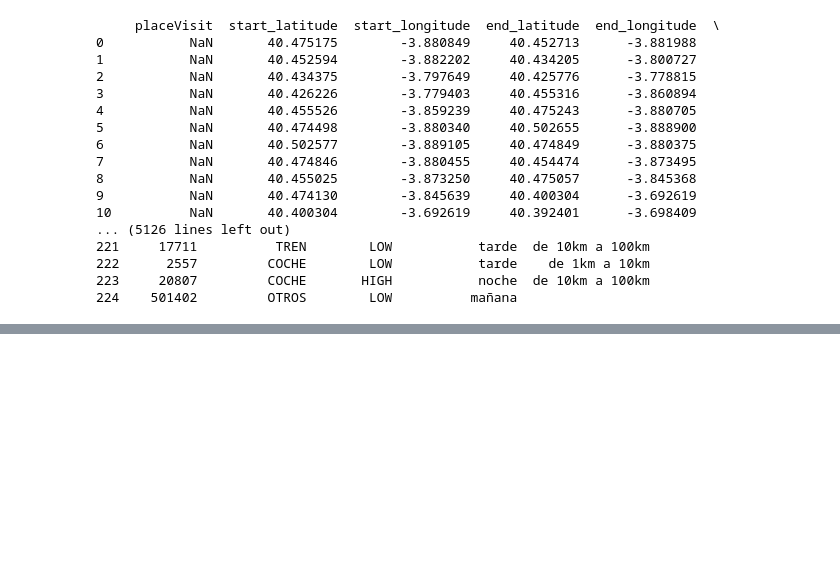
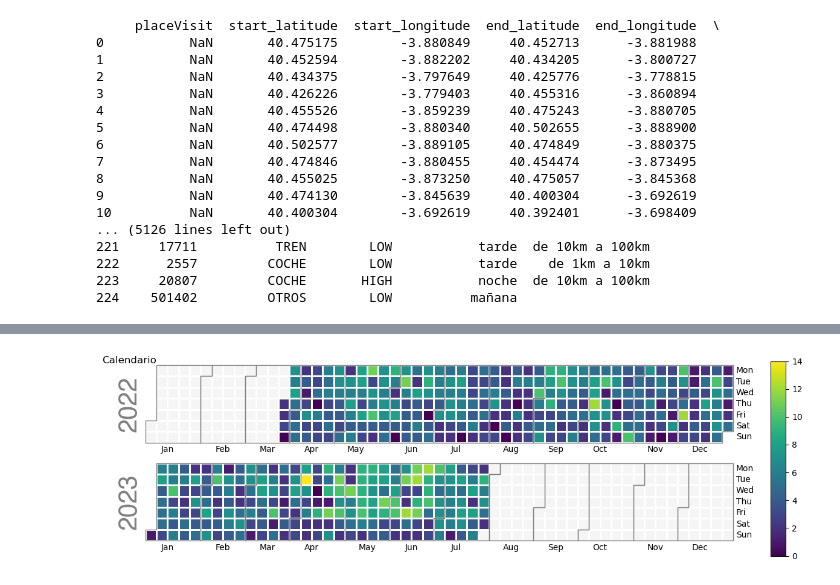
Before and after one commit to valentincortespuya/Dashboard_VALEN, a Jupyter notebook: Extraccion_datos_google_maps-Copy1.ipynb, the cells around one changed output, grey strips where cells are left out. Cells and saved outputs as stored; diff of their text form; code cells hidden in the pictures; blank space fills up the shorter version.

```diff
--- a/Extraccion_datos_google_maps-Copy1.ipynb
+++ b/Extraccion_datos_google_maps-Copy1.ipynb
@@ -211,0 +232,26 @@ df_combined
+# %%
+
+
+import numpy as np
+import pandas as pd
+import calplot
+import matplotlib.pyplot as plt
+
+# Supongamos que tienes un DataFrame df_combined con columnas 'start_timestamp' y 'activity_type'
+# Reemplaza 'df_combined' con el nombre real de tu DataFrame
+
+# Convierte la columna 'start_timestamp' en tipo datetime si aún no lo está
+df_combined['start_timestamp'] = pd.to_datetime(df_combined['start_timestamp'])
+
+# Configura el índice como un DatetimeIndex
+actividades_por_dia = df_combined.groupby(df_combined['start_timestamp'].dt.floor('D'))['activity_type'].count()
+
+# Crea el gráfico de calendario
+calplot.calplot(actividades_por_dia,
+                suptitle='Calendario',
+                suptitle_kws={'x': 0.0, 'y': 1.0})
+
+# Muestra el gráfico
+plt.show()
+# %% [output]
+[figure, added]
```
Also changed, not shown: parts of 3 cells of this notebook, 3 other files.
